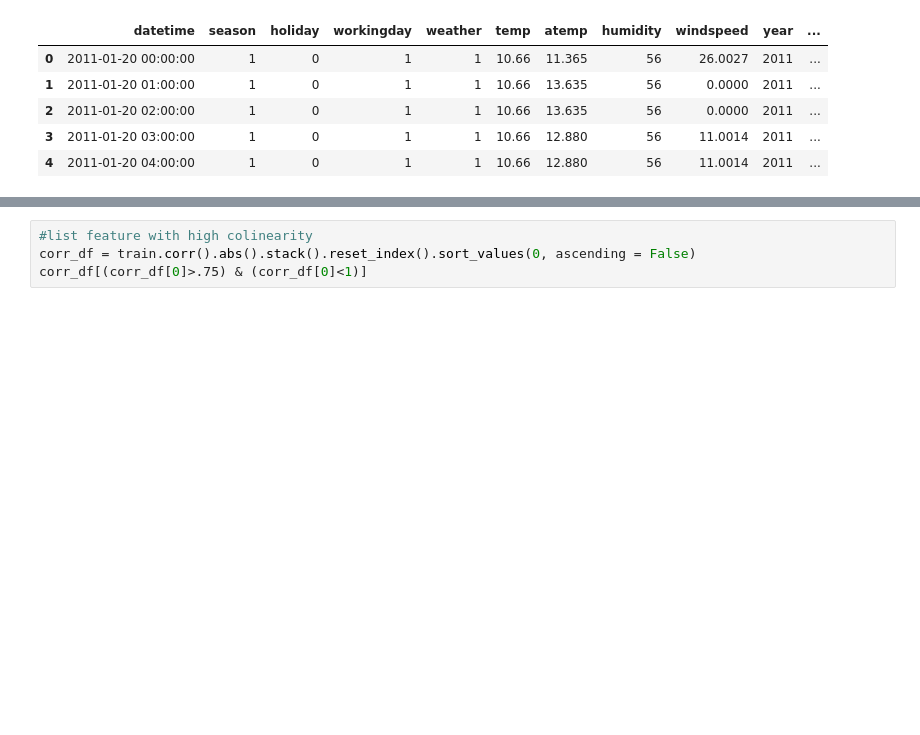
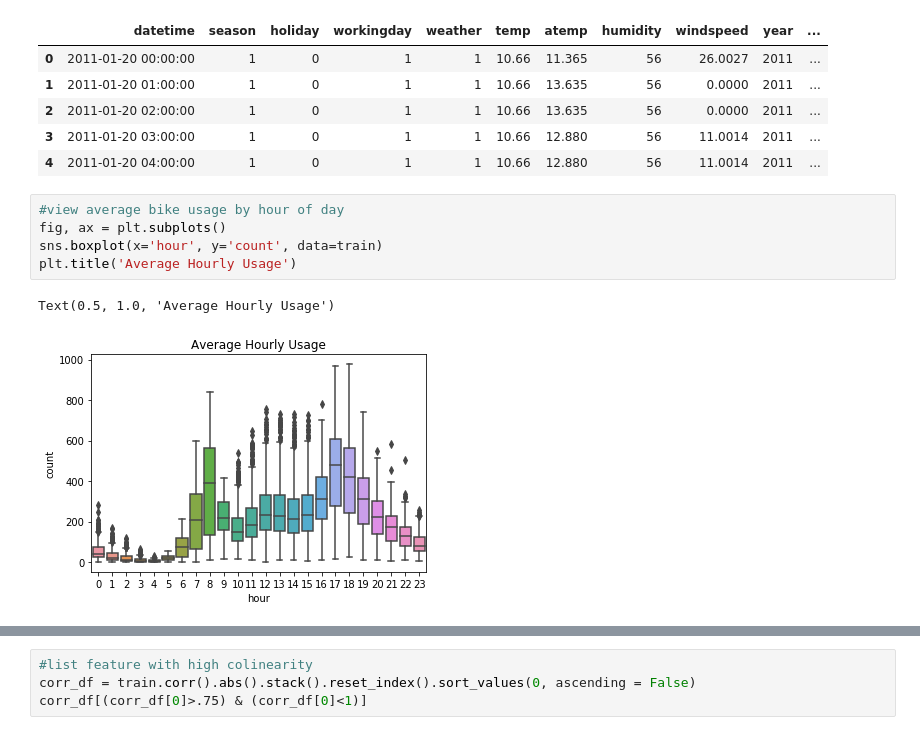
Before and after one commit to binyaz/bike-share-demand, a Jupyter notebook: Untitled.ipynb, the cells around one changed output, grey strips where cells are left out. Saved outputs shown, nothing was run; the diff lists cells and outputs as text; blank space fills up the shorter version.

```diff
--- a/Untitled.ipynb
+++ b/Untitled.ipynb
@@ -60,3 +61,11 @@ test.head()
 | 2 | 2011-01-20 02:00:00 | 1 | 0 | 1 | 1 | 10.66 | 13.635 | 56 | 0.0000 | 2011 | ... |
 | 3 | 2011-01-20 03:00:00 | 1 | 0 | 1 | 1 | 10.66 | 12.880 | 56 | 11.0014 | 2011 | ... |
 | 4 | 2011-01-20 04:00:00 | 1 | 0 | 1 | 1 | 10.66 | 12.880 | 56 | 11.0014 | 2011 | ... |
+# %%
+#view average bike usage by hour of day
+fig, ax = plt.subplots()
+sns.boxplot(x='hour', y='count', data=train)
+plt.title('Average Hourly Usage')
+# %% [output]
+Text(0.5, 1.0, 'Average Hourly Usage')
+[figure, added]
```
Also changed, not shown: parts of 34 cells of this notebook.
